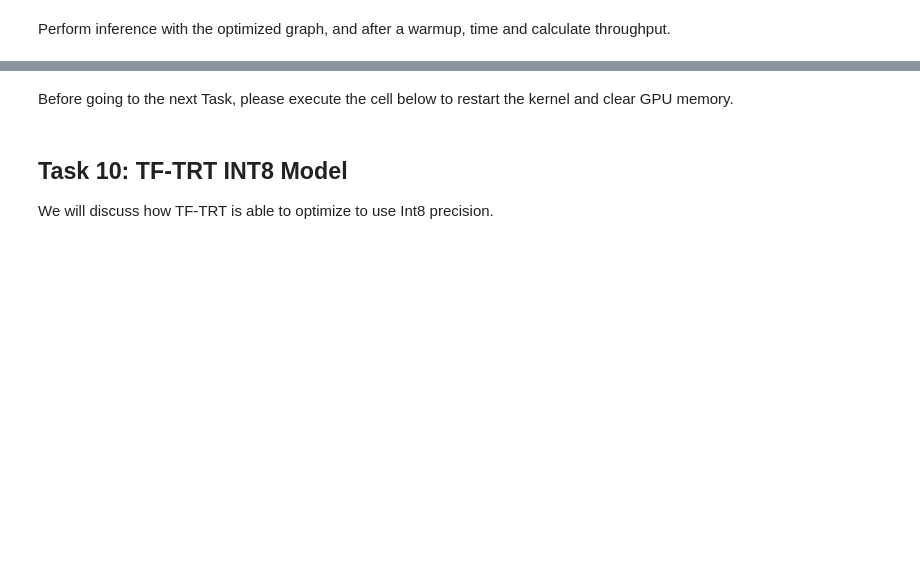
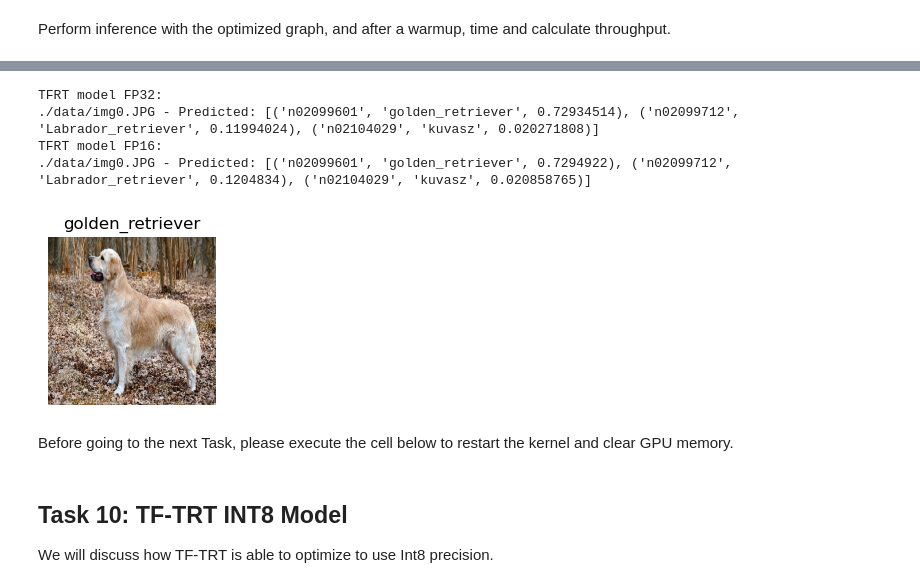
Before and after one commit to dingkwang/Optimize-TensorFlow-Models-For-Deployment-with-TensorRT, a Jupyter notebook: Learner_Optimize_TensorFlow_Models_For_Deployment_with_TensorRT.ipynb, the cells around one changed output, grey strips where cells are left out. Saved outputs shown, nothing was run; the diff lists cells and outputs as text; code cells hidden in the pictures; blank space fills up the shorter version.

```diff
--- a/Learner_Optimize_TensorFlow_Models_For_Deployment_with_TensorRT.ipynb
+++ b/Learner_Optimize_TensorFlow_Models_For_Deployment_with_TensorRT.ipynb
@@ -389,2 +671,6 @@ In this task, you will update the convert_to_trt_graph_and_save function you wor
 # %% [markdown]
 Load the optimized TF model.
+# %%
+saved_model_FP16 = load_tf_saved_model(
+    "inceptionv3_saved_model_TFTRT_FP16"
+)
@@ -391,2 +679,4 @@ Load the optimized TF model.
+# %%
+infer_FP16 = saved_model_FP16.signatures["serving_default"] # type: ignore
 # %% [markdown]
 Perform inference with the optimized graph, and after a warmup, time and calculate throughput.
@@ -393,3 +704,14 @@ Perform inference with the optimized graph, and after a warmup, time and calcula
+# %%
+print('TFRT model FP32:')
+show_predictions(infer_FP32)
+print('TFRT model FP16:')
+show_predictions(infer_FP16)
+# %% [output]
+TFRT model FP32:
+./data/img0.JPG - Predicted: [('n02099601', 'golden_retriever', 0.72934514), ('n02099712', 'Labrador_retriever', 0.11994024), ('n02104029', 'kuvasz', 0.020271808)]
+TFRT model FP16:
+./data/img0.JPG - Predicted: [('n02099601', 'golden_retriever', 0.7294922), ('n02099712', 'Labrador_retriever', 0.1204834), ('n02104029', 'kuvasz', 0.020858765)]
+[figure, added]
 # %% [markdown]
 Before going to the next Task, please execute the cell below to restart the kernel and clear GPU memory.
 # %%
```
Also changed, not shown: parts of 41 cells of this notebook, 27 other files.
